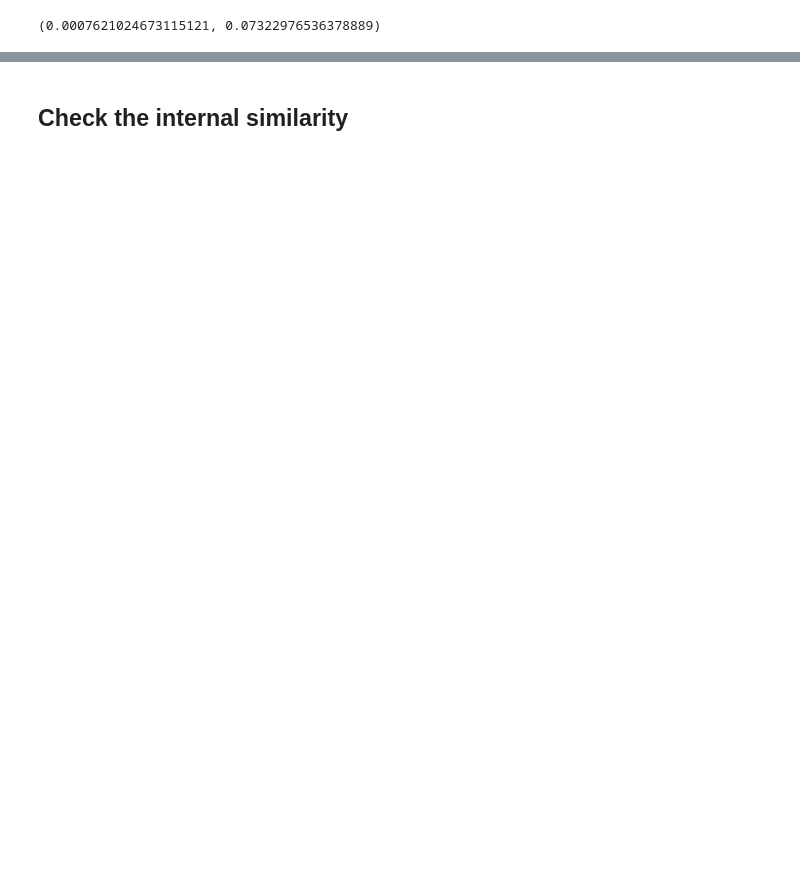
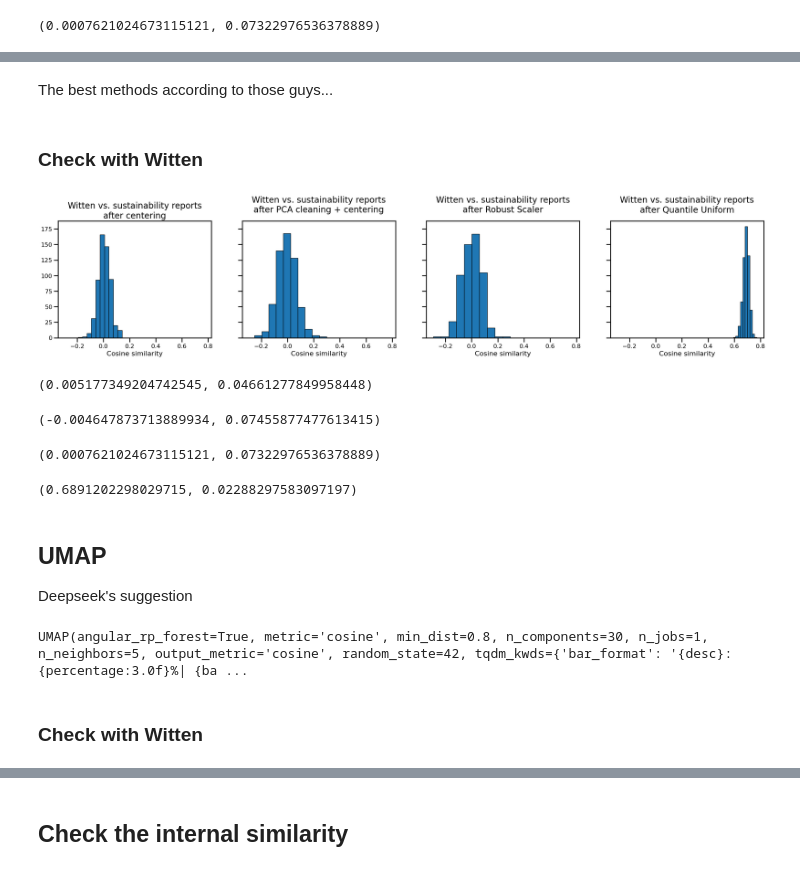
Before and after one commit to fabiosaracco/sdg_repos_advanced, a Jupyter notebook: 1_0_postprocessing.ipynb, the cells around one changed output, grey strips where cells are left out. Saved outputs shown, nothing was run; the diff lists cells and outputs as text; code cells hidden in the pictures; blank space fills up the shorter version.

Commit message:
trying other postprocessing techniques. spoiler: abtt is the best

```diff
--- a/1_0_postprocessing.ipynb
+++ b/1_0_postprocessing.ipynb
@@ -320,0 +335,58 @@ np.mean(rs_cos_sims_w), np.std(rs_cos_sims_w)
+# %% [markdown]
+The best methods according to those guys...
+# %%
+qt = QuantileTransformer(n_quantiles=200)
+qt.fit(allvecs)
+
+qt_allvecs=qt.transform(allvecs)
+# %% [markdown]
+### Check with Witten
+# %%
+qt_wittenvec=qt.transform([wittenvec])
+# %%
+qt_cos_sims_w=np.zeros(len(vecfiles))
+for i, vecfile in enumerate(tqdm(vecfiles)):
+    cos_sim=float(util.cos_sim(qt_wittenvec, qt_allvecs[i]))
+    #print(f'{vecfile:})\tcos={cos_sim:.3f}')
+    qt_cos_sims_w[i]=cos_sim
+# %%
+fig, axs=plt.subplots(1,4,sharex=True, sharey=True, figsize=(30, 5))
+
+axs[0].hist(cos_sims, edgecolor='black')
+axs[0].set_title('Witten vs. sustainability reports\nafter centering', fontsize=20)
+axs[0].set_xlabel('Cosine similarity', fontsize=16)
+
+axs[1].hist(pca_cos_sims_w, edgecolor='black')
+axs[1].set_title('Witten vs. sustainability reports\nafter PCA cleaning + centering', fontsize=20, y=1.05)
+axs[1].set_xlabel('Cosine similarity', fontsize=16)
+
+axs[2].hist(rs_cos_sims_w, edgecolor='black')
+axs[2].set_title('Witten vs. sustainability reports\nafter Robust Scaler', fontsize=20, y=1.05)
+axs[2].set_xlabel('Cosine similarity', fontsize=16)
+
+axs[3].hist(qt_cos_sims_w, edgecolor='black')
+axs[3].set_title('Witten vs. sustainability reports\nafter Quantile Uniform', fontsize=20, y=1.05)
+axs[3].set_xlabel('Cosine similarity', fontsize=16)
+
+plt.show()
+# %% [output]
+[figure, added]
+# %%
+np.mean(cos_sims), np.std(cos_sims)
+# %% [output]
+(0.005177349204742545, 0.04661277849958448)
+# %%
+np.mean(pca_cos_sims_w), np.std(pca_cos_sims_w)
+# %% [output]
+(-0.004647873713889934, 0.07455877477613415)
+# %%
+np.mean(rs_cos_sims_w), np.std(rs_cos_sims_w)
+# %% [output]
+(0.0007621024673115121, 0.07322976536378889)
+# %%
+np.mean(qt_cos_sims_w), np.std(qt_cos_sims_w)
+# %% [output]
+(0.6891202298029715, 0.02288297583097197)
+# %% [markdown]
+## UMAP
+Deepseek's suggestion
@@ -320,0 +408,4 @@ np.mean(rs_cos_sims_w), np.std(rs_cos_sims_w)
+# %%
+ reducer.fit(normalized_allvecs)
+# %% [output]
+UMAP(angular_rp_forest=True, metric='cosine', min_dist=0.8, n_components=30, n_jobs=1, n_neighbors=5, output_metric='cosine', random_state=42, tqdm_kwds={'bar_format': '{desc}: {percentage:3.0f}%| {ba ...
@@ -320,0 +414,2 @@ np.mean(rs_cos_sims_w), np.std(rs_cos_sims_w)
+# %% [markdown]
+### Check with Witten
```
Also changed, not shown: parts of 33 cells of this notebook, 3 other files.
